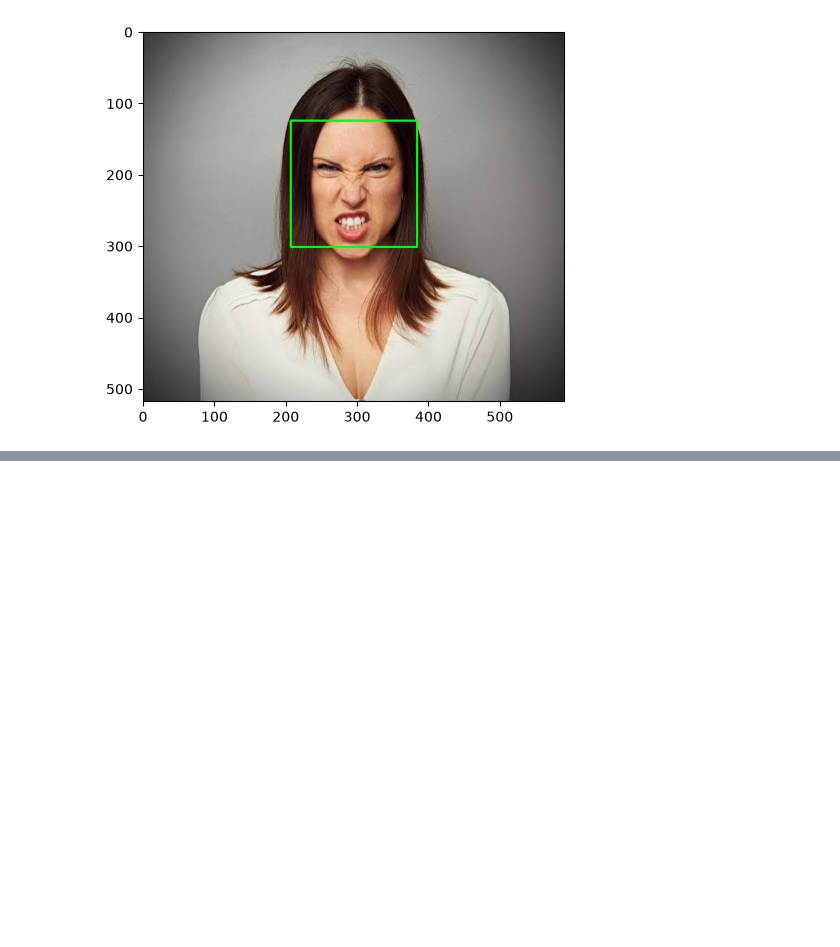
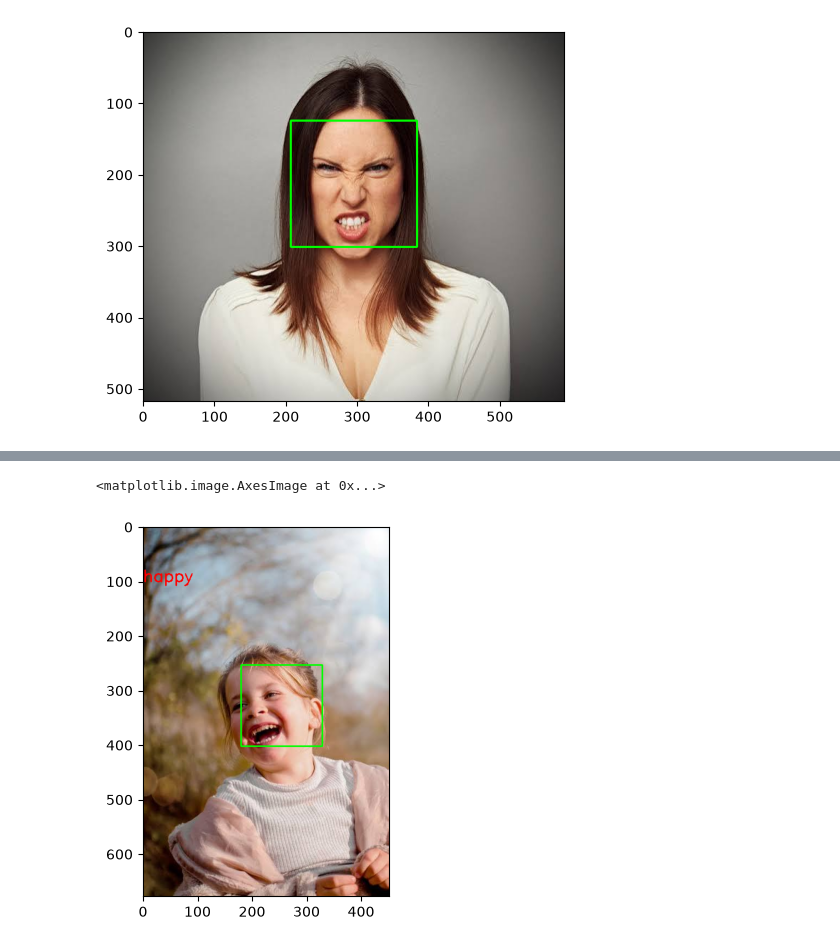
Before and after one commit to aswathh/Face_Emotion_Rcognition, a Jupyter notebook: FER_images.ipynb, the cells around one changed output, grey strips where cells are left out. Saved outputs shown, nothing was run; the diff lists cells and outputs as text; code cells hidden in the pictures; blank space fills up the shorter version.

Commit message:
face detection by image completed

```diff
--- a/FER_images.ipynb
+++ b/FER_images.ipynb
@@ -127,0 +128,15 @@ plt.imshow(cv.cvtColor(img1,cv.COLOR_BGR2RGB))
+# %%
+img_out = img1.copy()
+font = cv.FONT_HERSHEY_SIMPLEX
+cv.putText(img_out,
+           predictions[0]['dominant_emotion'],
+           (0,100),
+           font,
+           1,
+           (0,0,255),
+           2,
+           cv.LINE_4)
+plt.imshow(cv.cvtColor(img_out,cv.COLOR_BGR2RGB))
+# %% [output]
+<matplotlib.image.AxesImage at 0x...>
+[figure, added]
```
Also changed, not shown: parts of 6 cells of this notebook.
